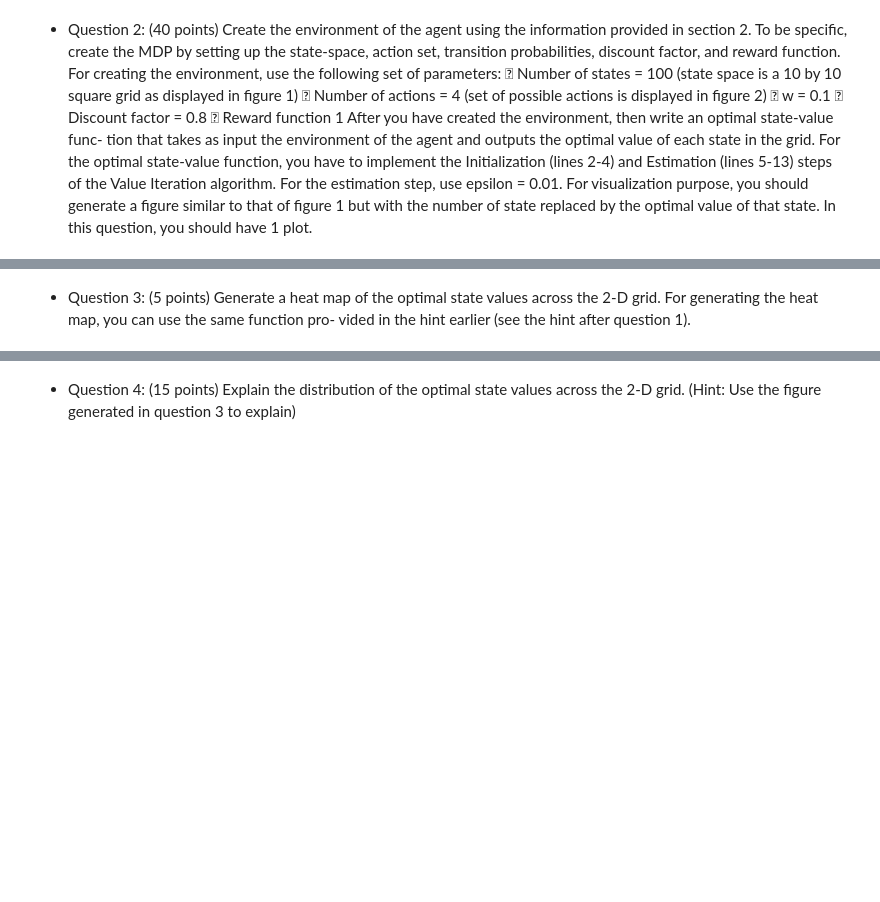
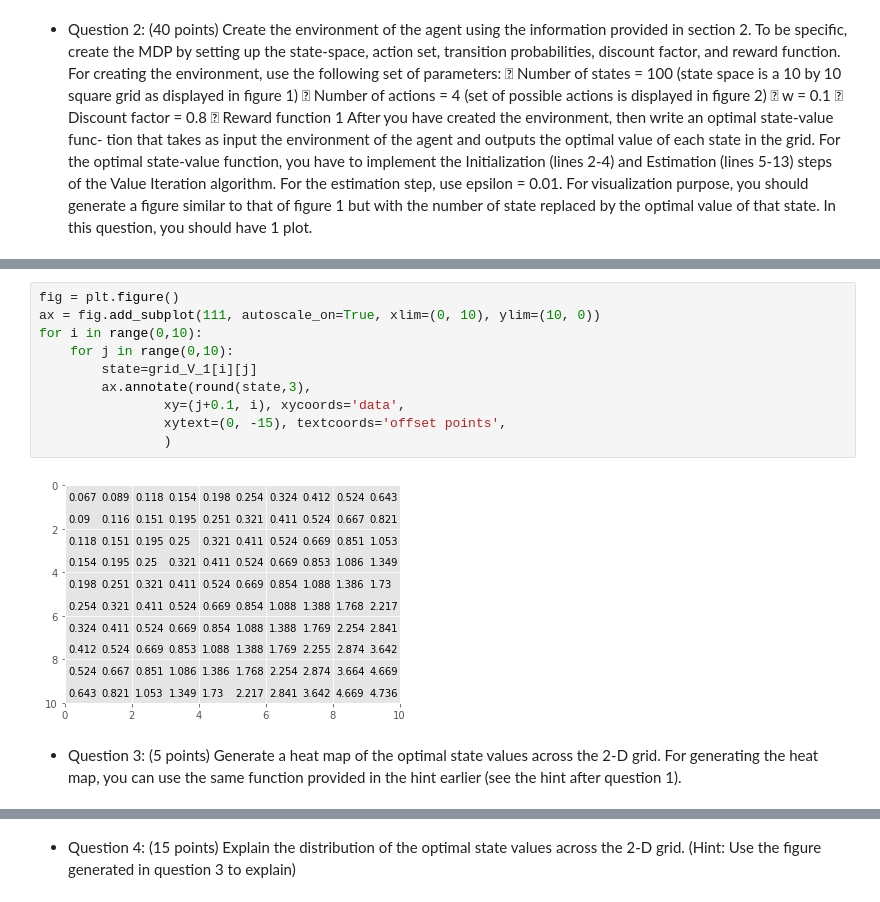
Before and after one commit to CallMeDDL/EE232E_Networks, a Jupyter notebook: project3/RL_part1.ipynb, the cells around one changed output, grey strips where cells are left out. Cells and saved outputs as stored; diff of their text form; blank space fills up the shorter version.

```diff
--- a/project3/RL_part1.ipynb
+++ b/project3/RL_part1.ipynb
@@ -65,4 +183,15 @@ question, you should have 1 plot.
+# %%
+fig = plt.figure()
+ax = fig.add_subplot(111, autoscale_on=True, xlim=(0, 10), ylim=(10, 0))
+for i in range(0,10):
+    for j in range(0,10):
+        state=grid_V_1[i][j]
+        ax.annotate(round(state,3),
+                xy=(j+0.1, i), xycoords='data',
+                xytext=(0, -15), textcoords='offset points',
+                )
+# %% [output]
+[figure, added]
 # %% [markdown]
 - Question 3: (5 points) Generate a heat map of the optimal state values across
-the 2-D grid. For generating the heat map, you can use the same function pro-
-vided in the hint earlier (see the hint after question 1).
+the 2-D grid. For generating the heat map, you can use the same function provided in the hint earlier (see the hint after question 1).
```
Also changed, not shown: parts of 11 cells of this notebook.
